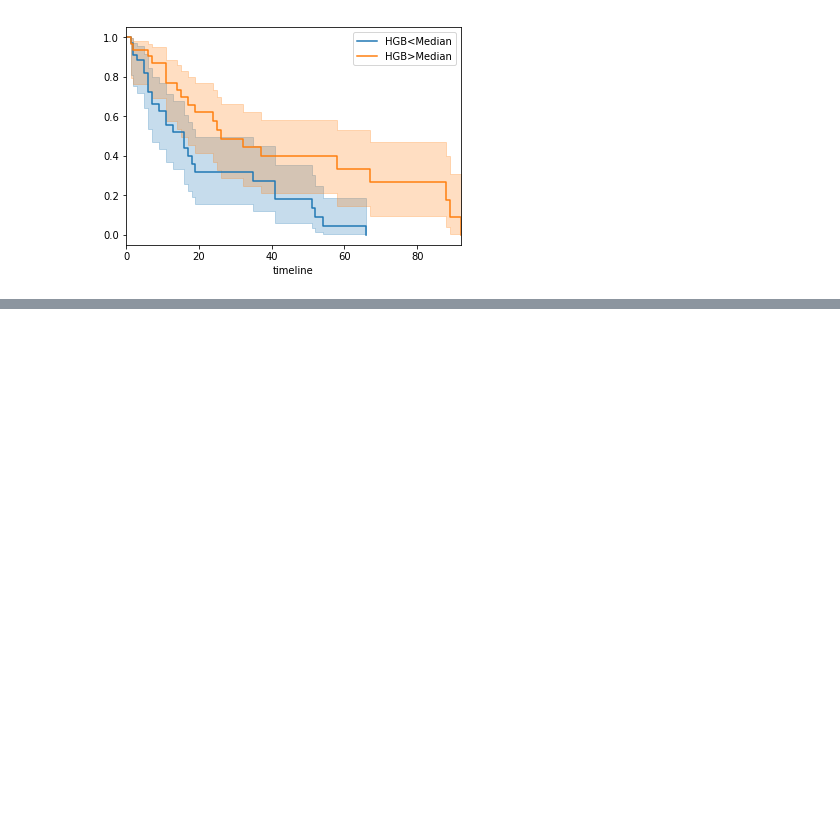
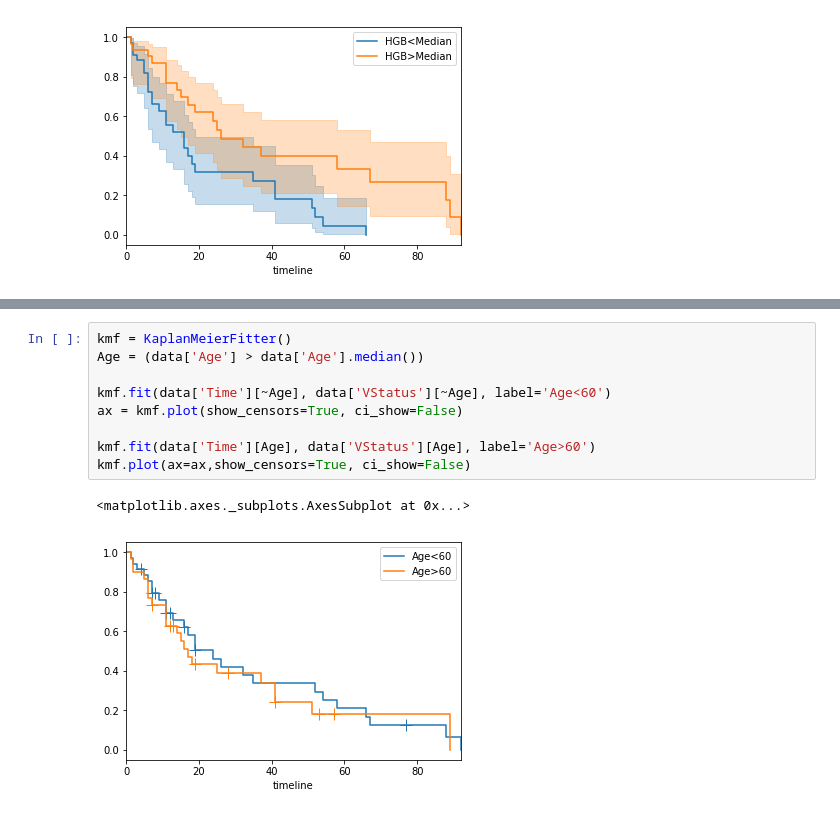
Before and after one commit to git-wy/SimplePython, a Jupyter notebook: Chapter 1 从R到Python/CH 1_7 生存分析/CH 1_7 code.ipynb, the cells around one changed output, grey strips where cells are left out. Cells and saved outputs as stored; diff of their text form; blank space fills up the shorter version.

```diff
--- a/Chapter 1 从R到Python/CH 1_7 生存分析/CH 1_7 code.ipynb
+++ b/Chapter 1 从R到Python/CH 1_7 生存分析/CH 1_7 code.ipynb
@@ -103,0 +82,12 @@ kmf.plot(ax=ax)
+# %%
+kmf = KaplanMeierFitter()
+Age = (data['Age'] > data['Age'].median())
+
+kmf.fit(data['Time'][~Age], data['VStatus'][~Age], label='Age<60')
+ax = kmf.plot(show_censors=True, ci_show=False)
+
+kmf.fit(data['Time'][Age], data['VStatus'][Age], label='Age>60')
+kmf.plot(ax=ax,show_censors=True, ci_show=False)
+# %% [output]
+<matplotlib.axes._subplots.AxesSubplot at 0x...>
+[figure, added]
```
Also changed, not shown: parts of 7 cells of this notebook.
